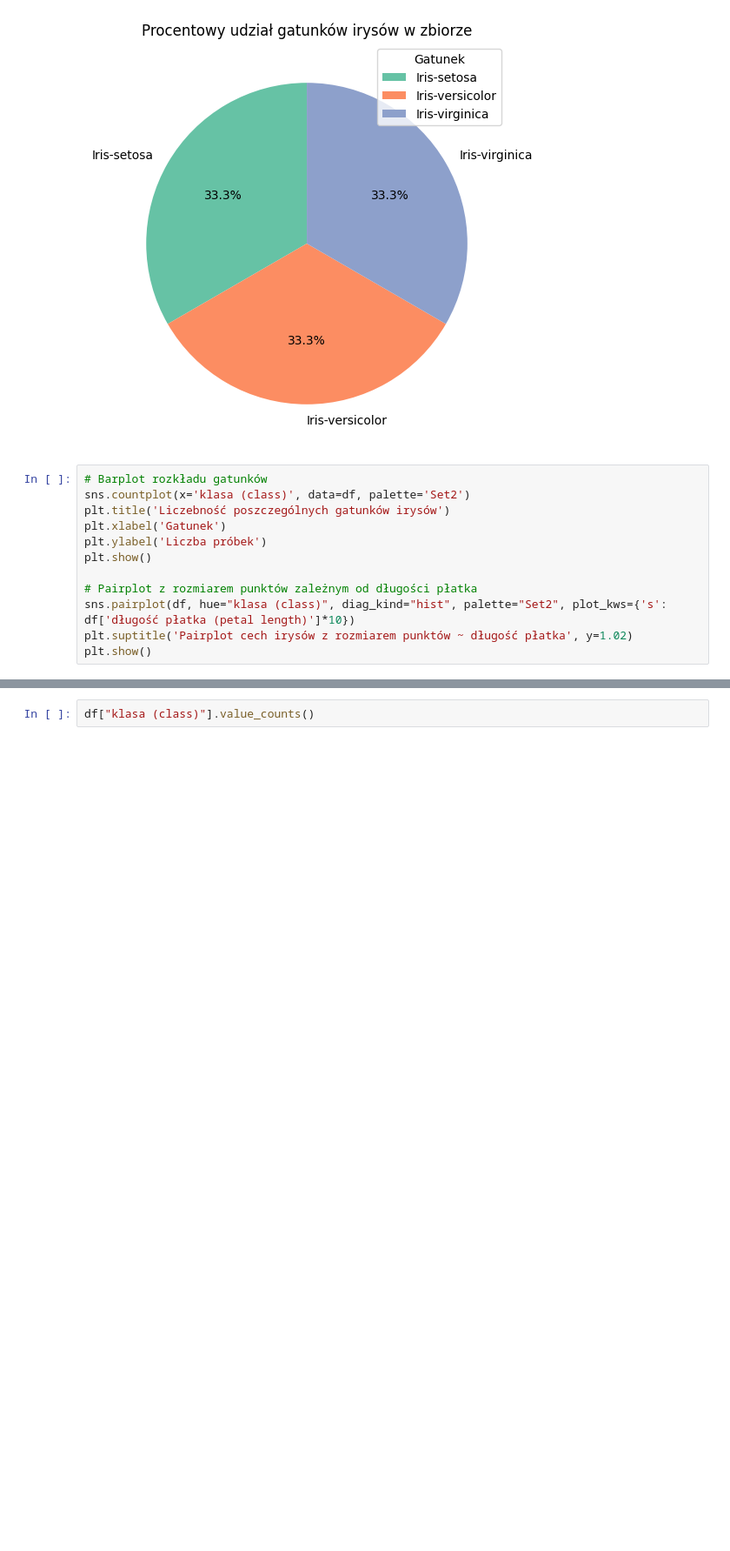
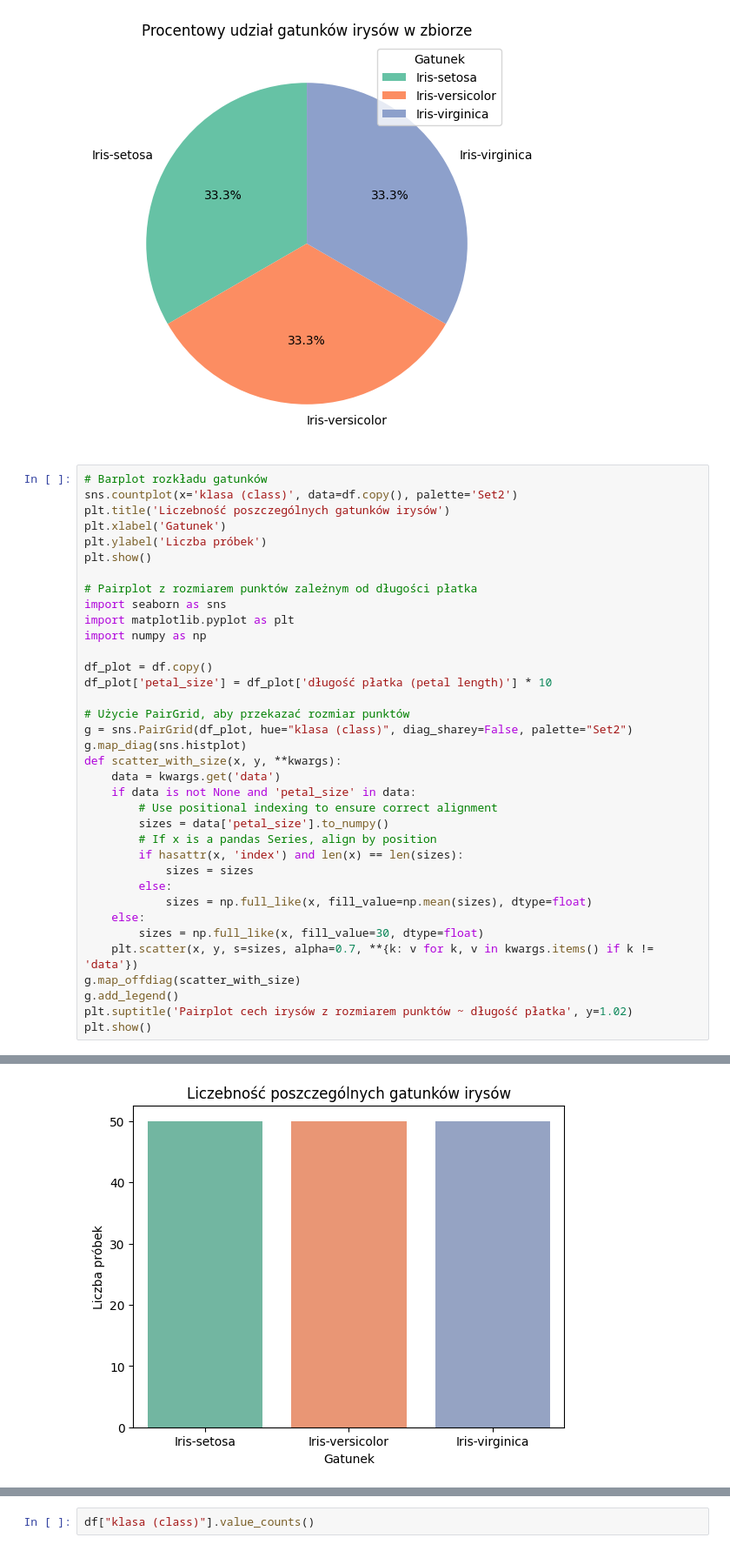
Before and after one commit to AlanSteinbarth/Irysy, a Jupyter notebook: Irysy.ipynb, the cells around one changed output, grey strips where cells are left out. Shown at 87% size. Cells and saved outputs as stored; diff of their text form; blank space fills up the shorter version.

Commit message:
Poprawa kolejności importów w komórkach z wykresami (zgodność z Ruff E402)

```diff
--- a/Irysy.ipynb
+++ b/Irysy.ipynb
@@ -258,15 +267,40 @@ plt.show()
 [figure]
 [figure]
 [figure]
-# %%
-# Barplot rozkładu gatunków
-sns.countplot(x='klasa (class)', data=df, palette='Set2')
-plt.title('Liczebność poszczególnych gatunków irysów')
-plt.xlabel('Gatunek')
-plt.ylabel('Liczba próbek')
-plt.show()
-
-# Pairplot z rozmiarem punktów zależnym od długości płatka
-sns.pairplot(df, hue="klasa (class)", diag_kind="hist", palette="Set2", plot_kws={'s': df['długość płatka (petal length)']*10})
-plt.suptitle('Pairplot cech irysów z rozmiarem punktów ~ długość płatka', y=1.02)
-plt.show()
+# %%
+# Barplot rozkładu gatunków
+sns.countplot(x='klasa (class)', data=df.copy(), palette='Set2')
+plt.title('Liczebność poszczególnych gatunków irysów')
+plt.xlabel('Gatunek')
+plt.ylabel('Liczba próbek')
+plt.show()
+
+# Pairplot z rozmiarem punktów zależnym od długości płatka
+import seaborn as sns
+import matplotlib.pyplot as plt
+import numpy as np
+
+df_plot = df.copy()
+df_plot['petal_size'] = df_plot['długość płatka (petal length)'] * 10
+
+# Użycie PairGrid, aby przekazać rozmiar punktów
+g = sns.PairGrid(df_plot, hue="klasa (class)", diag_sharey=False, palette="Set2")
+g.map_diag(sns.histplot)
+def scatter_with_size(x, y, **kwargs):
+	data = kwargs.get('data')
+	if data is not None and 'petal_size' in data:
+		# Use positional indexing to ensure correct alignment
+		sizes = data['petal_size'].to_numpy()
+		# If x is a pandas Series, align by position
+		if hasattr(x, 'index') and len(x) == len(sizes):
+			sizes = sizes
+		else:
+			sizes = np.full_like(x, fill_value=np.mean(sizes), dtype=float)
+	else:
+		sizes = np.full_like(x, fill_value=30, dtype=float)
+	plt.scatter(x, y, s=sizes, alpha=0.7, **{k: v for k, v in kwargs.items() if k != 'data'})
+g.map_offdiag(scatter_with_size)
+g.add_legend()
+plt.suptitle('Pairplot cech irysów z rozmiarem punktów ~ długość płatka', y=1.02)
+plt.show()
+# %% [output]
@@ -272,0 +310 @@ plt.show()
+[figure, added]
```
Also changed, not shown: parts of 15 cells of this notebook.
